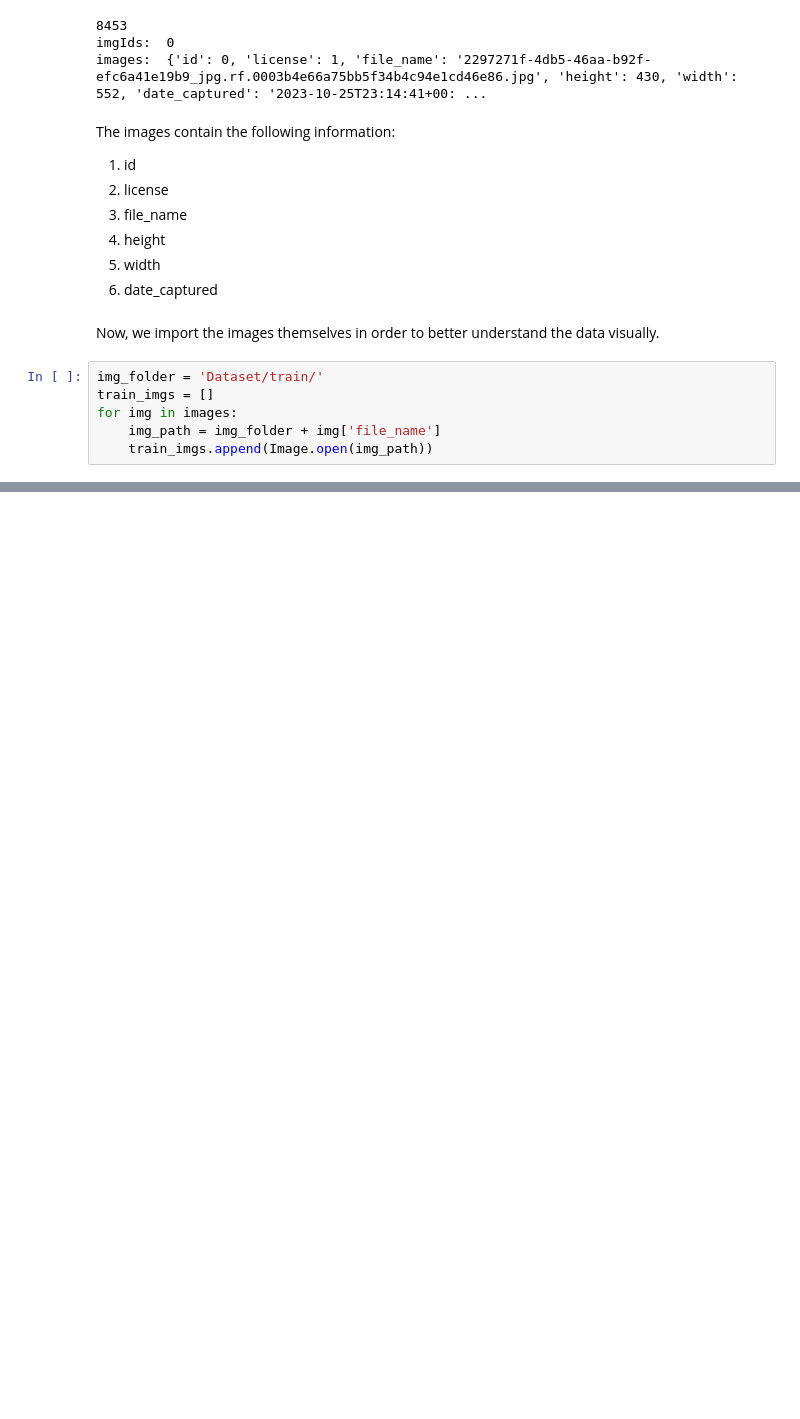
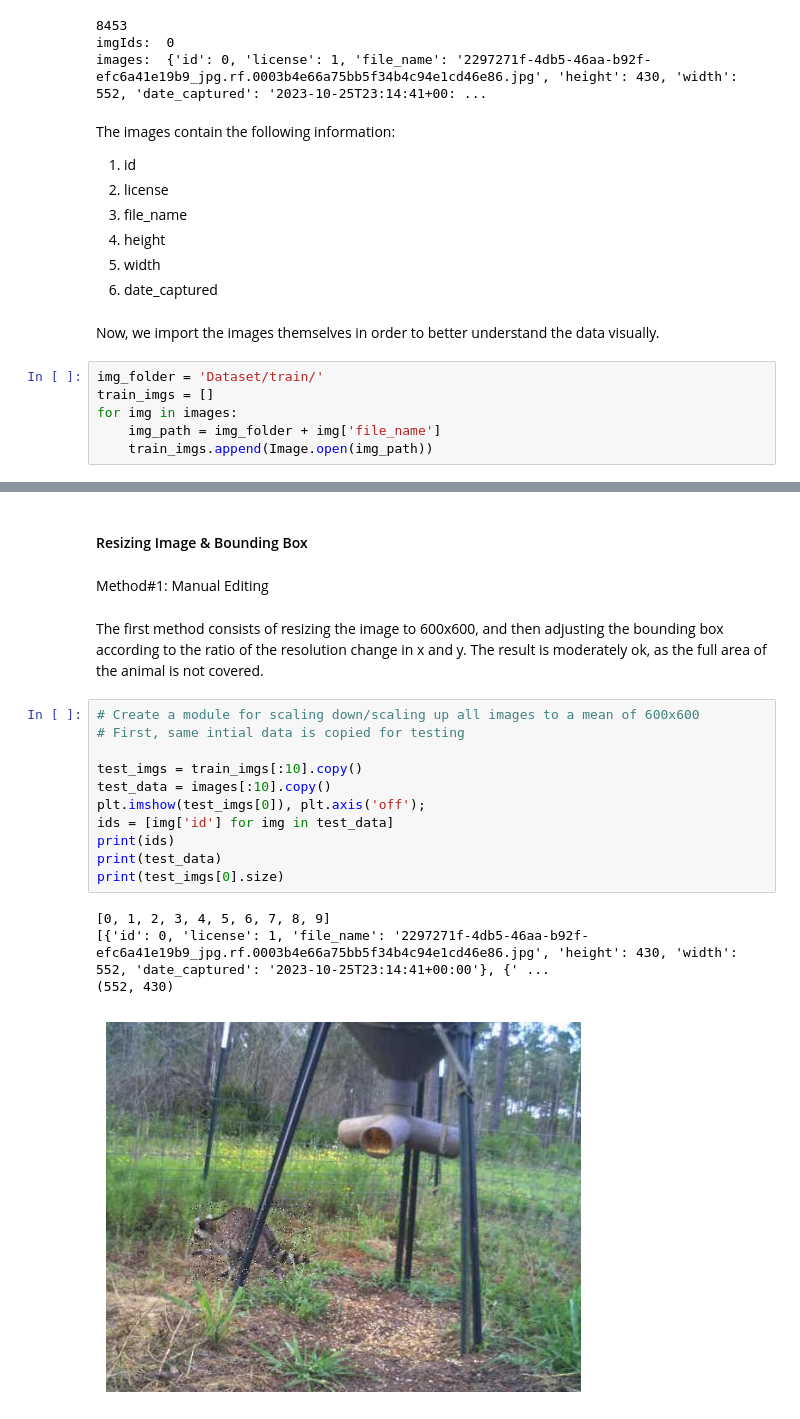
Before and after one commit to DaudRaza-NUST/DL-Project, a Jupyter notebook: Task 1-Object Detection/Task1_Train.ipynb, the cells around one changed output, grey strips where cells are left out. Cells and saved outputs as stored; diff of their text form; blank space fills up the shorter version.

```diff
--- a/Task 1-Object Detection/Task1_Train.ipynb
+++ b/Task 1-Object Detection/Task1_Train.ipynb
@@ -104,0 +163,22 @@ train.showAnns(anns, draw_bbox=True)
+# %% [markdown]
+#### Resizing Image & Bounding Box
+# %% [markdown]
+Method#1: Manual Editing
+# %% [markdown]
+The first method consists of resizing the image to 600x600, and then adjusting the bounding box according to the ratio of the resolution change in x and y. The result is moderately ok, as the full area of the animal is not covered.
+# %%
+# Create a module for scaling down/scaling up all images to a mean of 600x600
+# First, same intial data is copied for testing
+
+test_imgs = train_imgs[:10].copy()
+test_data = images[:10].copy()
+plt.imshow(test_imgs[0]), plt.axis('off');
+ids = [img['id'] for img in test_data]
+print(ids)
+print(test_data)
+print(test_imgs[0].size)
+# %% [output]
+[0, 1, 2, 3, 4, 5, 6, 7, 8, 9]
+[{'id': 0, 'license': 1, 'file_name': '2297271f-4db5-46aa-b92f-efc6a41e19b9_jpg.rf.0003b4e66a75bb5f34b4c94e1cd46e86.jpg', 'height': 430, 'width': 552, 'date_captured': '2023-10-25T23:14:41+00:00'}, {' ...
+(552, 430)
+[figure, added]
```
Also changed, not shown: parts of 24 cells of this notebook, 5 other files.
